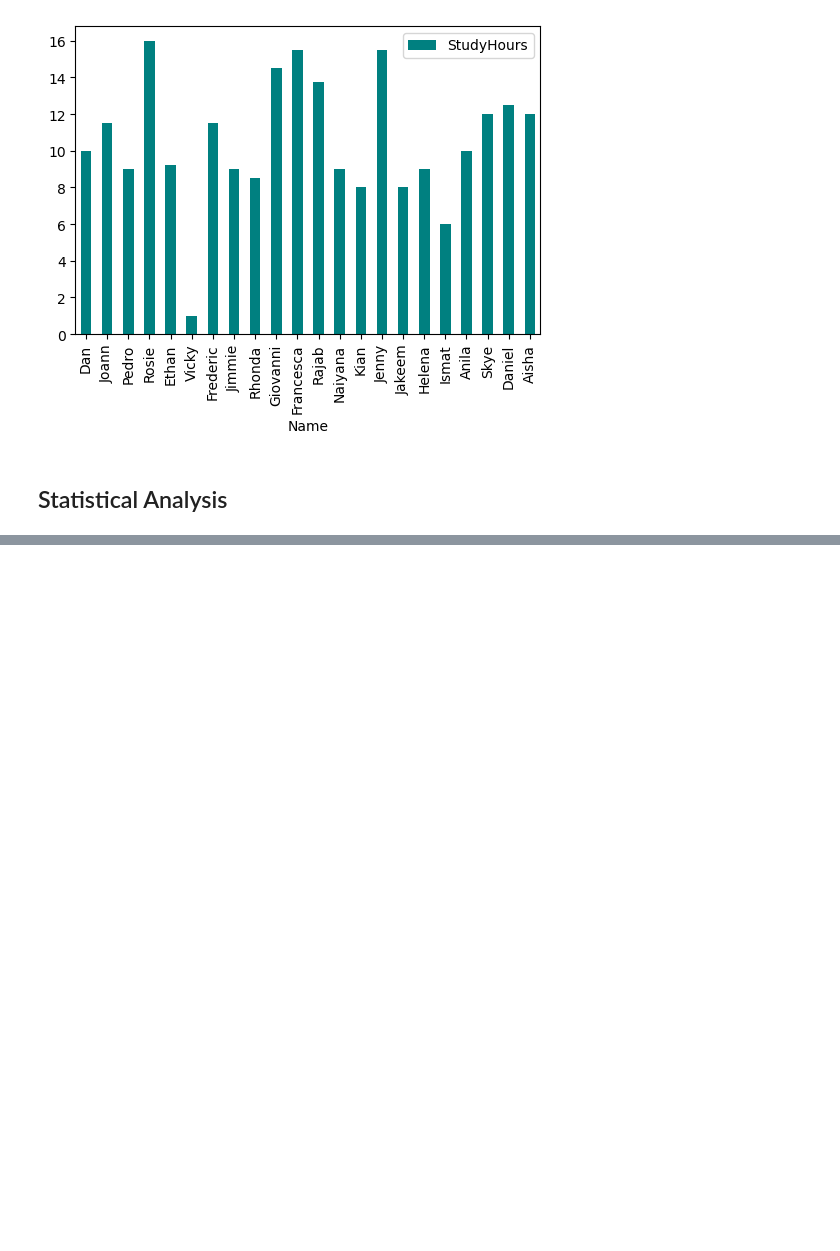
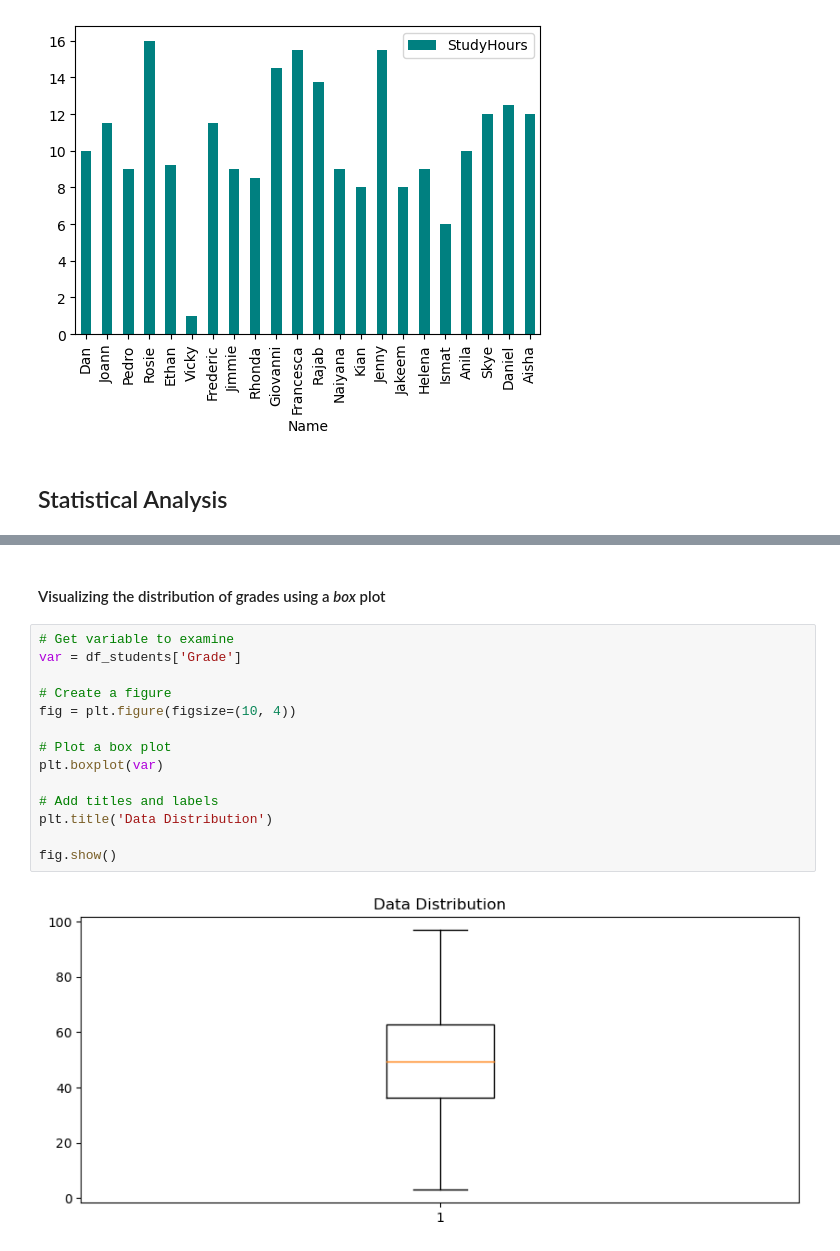
Before and after one commit to roangira99/Data-Analysis-ML, a Jupyter notebook: student_grades_viz.ipynb, the cells around one changed output, grey strips where cells are left out. Drawn from its saved outputs; the diff is of its cells as text; blank space fills up the shorter version.

```diff
--- a/student_grades_viz.ipynb
+++ b/student_grades_viz.ipynb
@@ -111,0 +175,18 @@ df_students.plot.bar(x='Name', y='StudyHours', color='teal', figsize=(6,4))
+# %% [markdown]
+#### Visualizing the distribution of grades using a *box* plot
+# %%
+# Get variable to examine
+var = df_students['Grade']
+
+# Create a figure
+fig = plt.figure(figsize=(10, 4))
+
+# Plot a box plot
+plt.boxplot(var)
+
+# Add titles and labels
+plt.title('Data Distribution')
+
+fig.show()
+# %% [output]
+[figure, added]
```
Also changed, not shown: parts of 13 cells of this notebook.
